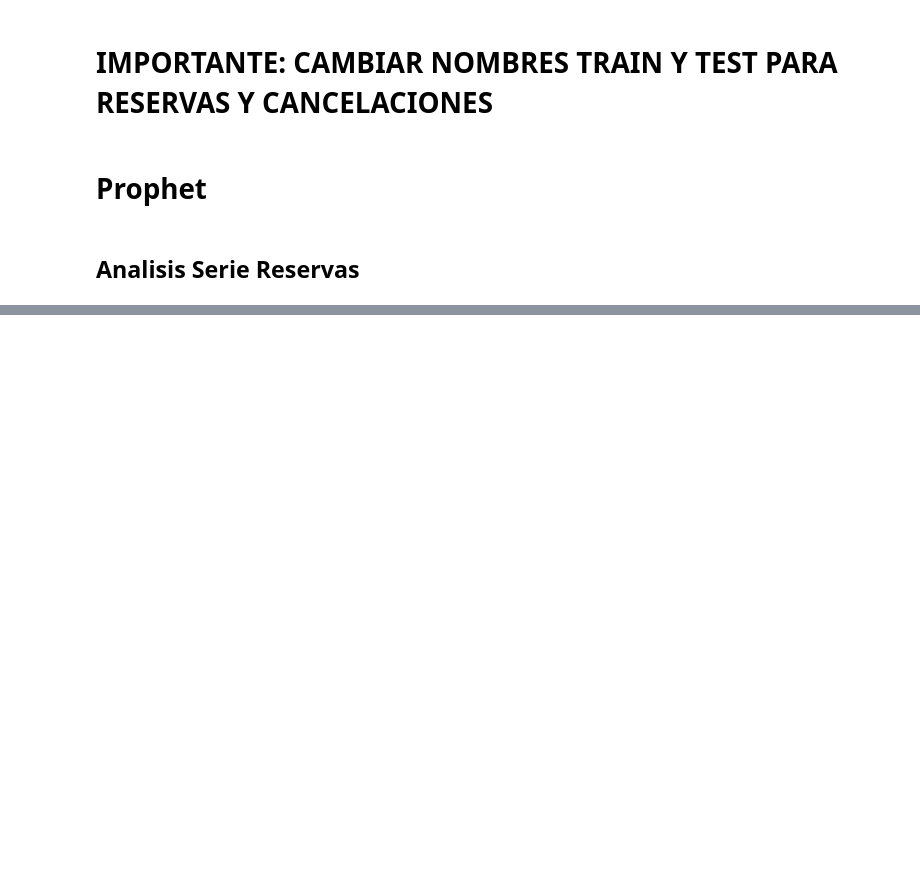
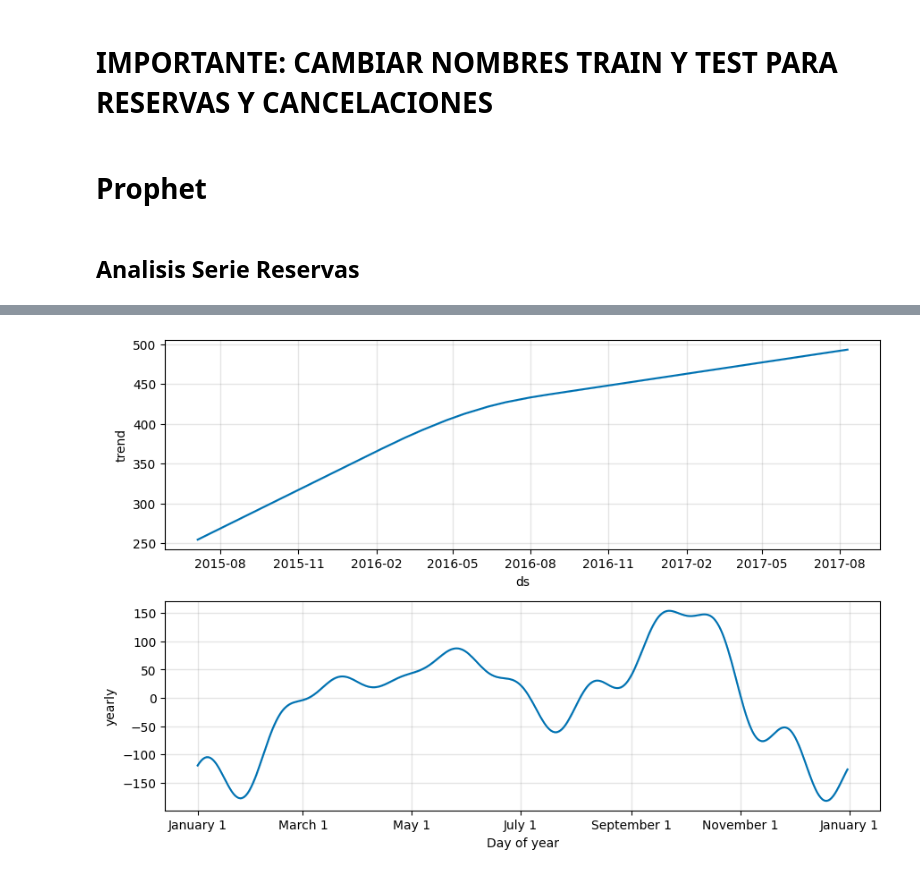
Before and after one commit to jgilaberts/Prueba-Github, a Jupyter notebook: Analisis Predictivo/Proyecto Final/Prophet_Javier_Gilabert.ipynb, the cells around one changed output, grey strips where cells are left out. Drawn from its saved outputs; the diff is of its cells as text; code cells hidden in the pictures; blank space fills up the shorter version.

```diff
--- a/Analisis Predictivo/Proyecto Final/Prophet_Javier_Gilabert.ipynb
+++ b/Analisis Predictivo/Proyecto Final/Prophet_Javier_Gilabert.ipynb
@@ -92,0 +93,5 @@ plt.show()
+# %%
+fig2 = prophet_m.plot_components(forecast)
+plt.show()
+# %% [output]
+[figure, added]
```
Also changed, not shown: parts of 12 cells of this notebook.
